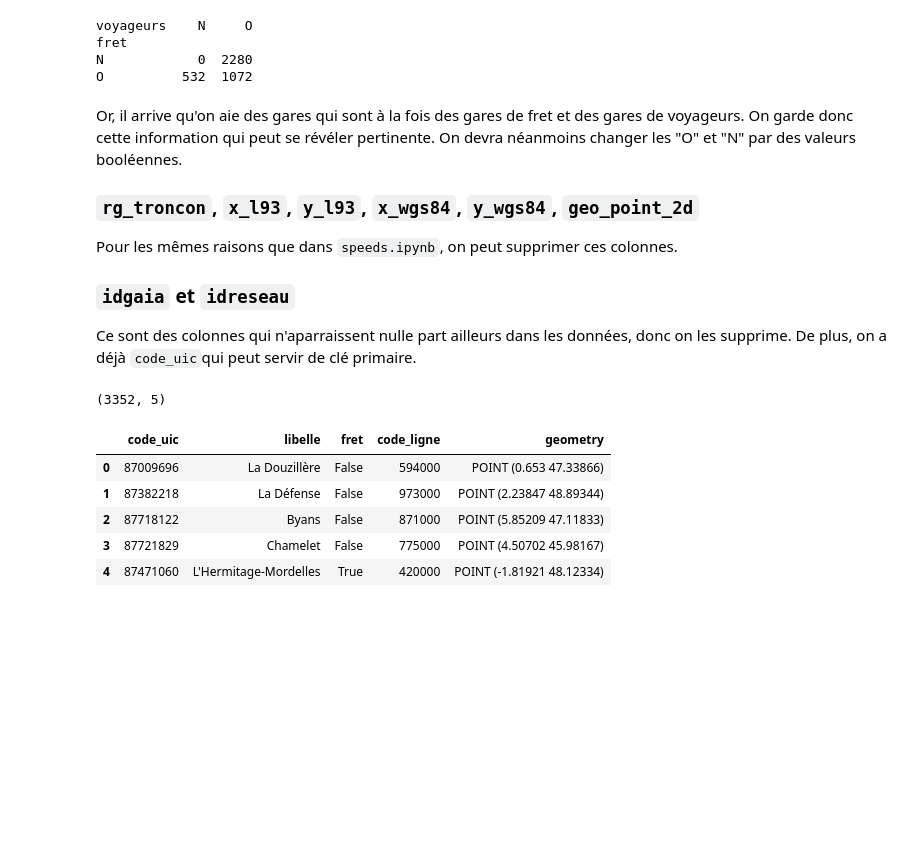
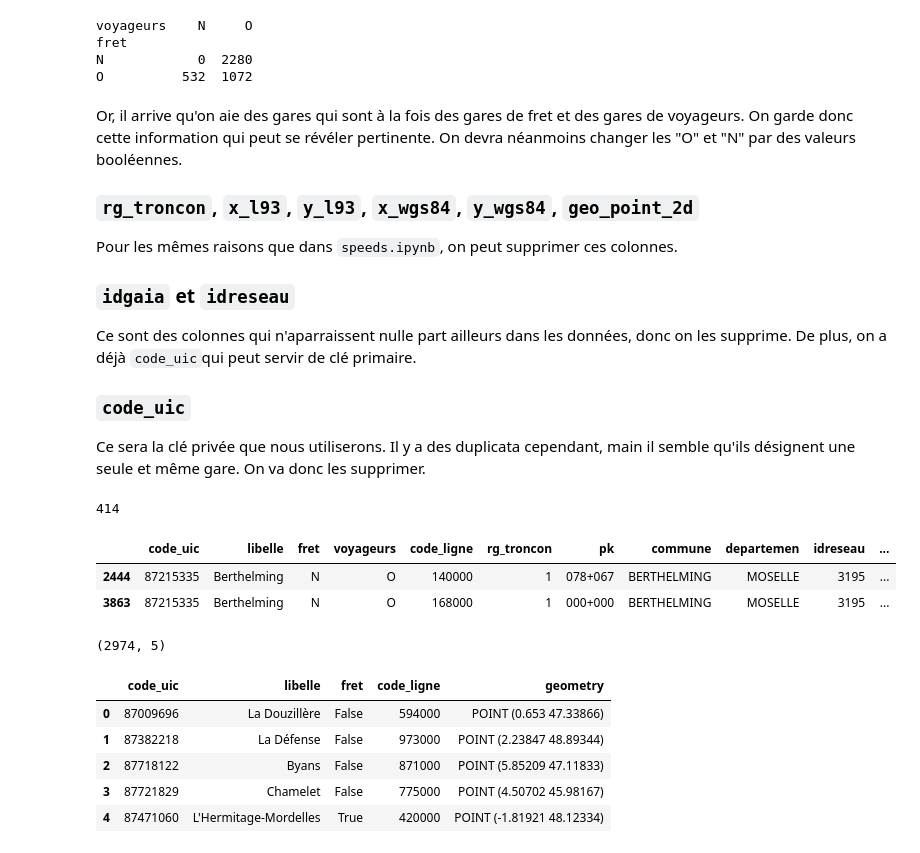
Before and after one commit to appollo30/DSIA_4101A-Analyse-des-donn-es-de-la-SNCF, a Jupyter notebook: notebooks/5_liste_gares.ipynb, the cells around one changed output. Cells and saved outputs as stored; diff of their text form; code cells hidden in the pictures; blank space fills up the shorter version.

````diff
--- a/notebooks/5_liste_gares.ipynb
+++ b/notebooks/5_liste_gares.ipynb
@@ -68,6 +68,19 @@
 ### ```idgaia``` et ```idreseau```
 
 Ce sont des colonnes qui n'aparraissent nulle part ailleurs dans les données, donc on les supprime. De plus, on a déjà ```code_uic```qui peut servir de clé primaire.
+
+### ```code_uic```
+
+Ce sera la clé privée que nous utiliserons. Il y a des duplicata cependant, main il semble qu'ils désignent une seule et même gare. On va donc les supprimer.
+# %%
+print(gares["code_uic"].duplicated().sum())
+
+gares[gares["code_uic"] == "87215335"]
+# %% [output]
+414
+|  | code_uic | libelle | fret | voyageurs | code_ligne | rg_troncon | pk | commune | departemen | idreseau | ... |
+| 2444 | 87215335 | Berthelming | N | O | 140000 | 1 | 078+067 | BERTHELMING | MOSELLE | 3195 | ... |
+| 3863 | 87215335 | Berthelming | N | O | 168000 | 1 | 000+000 | BERTHELMING | MOSELLE | 3195 | ... |
 # %%
 def process_gares(gares_df):
     gares_processed_df = gares_df.query("voyageurs == 'O'")
@@ -77,6 +90,7 @@ def process_gares(gares_df):
     # On ne garde que les colonnes qui nous intéressent
     relevant_columns = ["code_uic", "libelle", "fret", "code_ligne", "geometry"]
     gares_processed_df = gares_processed_df[relevant_columns]
+    gares_processed_df = gares_processed_df.drop_duplicates(subset=["code_uic"])
 
     return gares_processed_df
 
@@ -84,7 +98,7 @@ processed_gares = process_gares(gares)
 print(processed_gares.shape)
 processed_gares.head()
 # %% [output]
-(3352, 5)
+(2974, 5)
 |  | code_uic | libelle | fret | code_ligne | geometry |
 | 0 | 87009696 | La Douzillère | False | 594000 | POINT (0.653 47.33866) |
 | 1 | 87382218 | La Défense | False | 973000 | POINT (2.23847 48.89344) |
````
Also changed, not shown: 11 other files.
